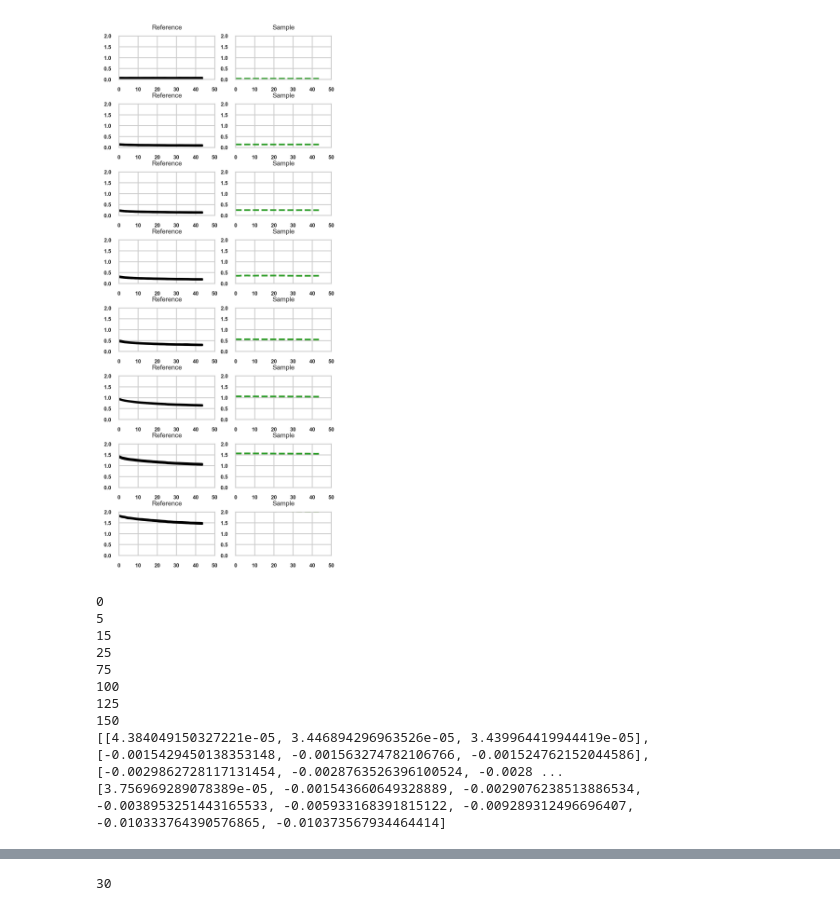
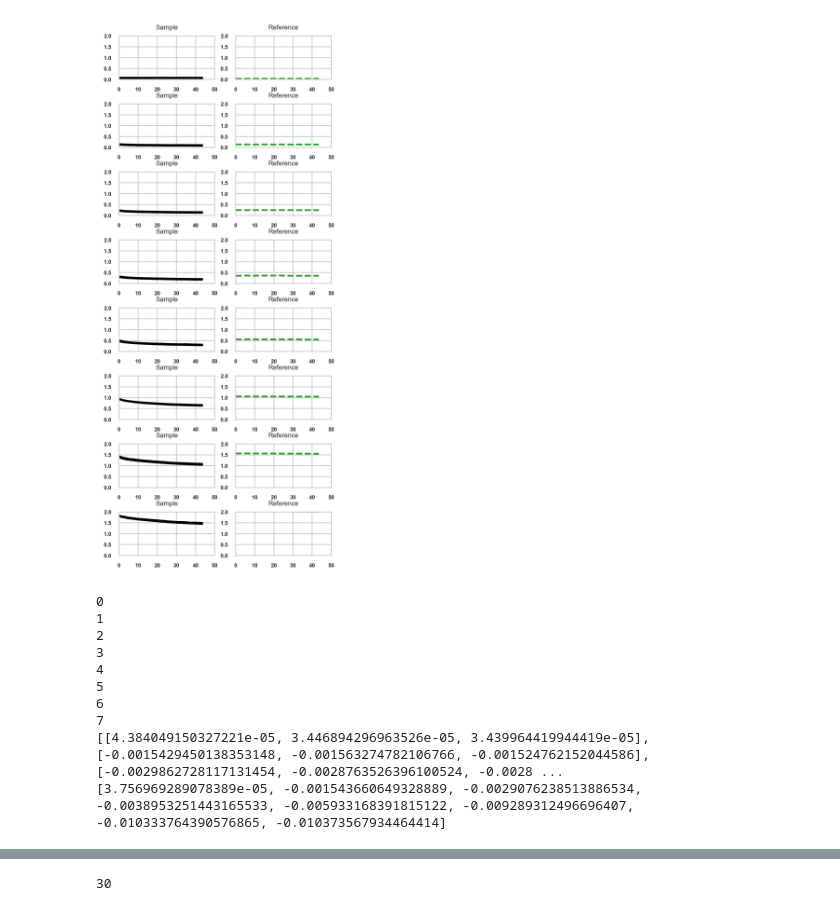
Before and after one commit to BioCatHub/bch_scenario_Alaric, a Jupyter notebook: Kinetics.ipynb, the cells around one changed output, grey strips where cells are left out. Drawn from its saved outputs; the diff is of its cells as text; code cells hidden in the pictures.

```diff
--- a/Kinetics.ipynb
+++ b/Kinetics.ipynb
@@ -76,36 +62,37 @@ font = {'family' : 'normal',
 plt.rc('font', **font)
 
 plt.rcParams['figure.dpi'] =400
 sns.set_style("whitegrid")
 fig, ax = plt.subplots(8, 2, figsize=(3,7))
 for i in concentrations:
 
     #fig,ax=plt.subplots()
 
     conc = locals()["df"+str(concentrations.index(i))]
     index = concentrations.index(i)
     for j in range(3):
         x_values = pd.to_numeric(conc["x_values"])
         y_values = pd.to_numeric(conc["reference_"+str(j)])
         ax[index, 0].plot(x_values, y_values, color="black")
 
 
     for k in range(3):
         x_values = pd.to_numeric(conc["x_values"])
         y_values = pd.to_numeric(conc["sample_"+str(j)])
         ax[index, 1].plot(x_values, y_values, linestyle="--")
 
     ax[index, 0].set_ylim(0,2)
-    ax[index, 0].set_title("Reference")
+    ax[index, 0].set_title("Sample")
     ax[index, 0].set_xlim(0,50)
-    ax[index, 1].set_title("Sample")
+    ax[index, 1].set_title("Reference")
     ax[index, 1].set_ylim([0,2])
     ax[index, 1].set_xlim(0,50)
 
 
 plt.tight_layout(pad=0.4, w_pad=0.5, h_pad=0.1)
+plt.savefig("plot.png", format="png")
 # %% [output]
-[figure, old version]
+[figure, new version]
 # %%
 ## Modelling the data with PySCeS
 
@@ -141,13 +128,13 @@ for i in slopes:
 print(slopes_mean)
 # %% [output]
 0
+1
+2
+3
+4
 5
-15
-25
-75
-100
-125
-150
+6
+7
 [[4.384049150327221e-05, 3.446894296963526e-05, 3.439964419944419e-05], [-0.0015429450138353148, -0.001563274782106766, -0.001524762152044586], [-0.0029862728117131454, -0.0028763526396100524, -0.0028 ...
 [3.756969289078389e-05, -0.001543660649328889, -0.0029076238513886534, -0.0038953251443165533, -0.005933168391815122, -0.009289312496696407, -0.010333764390576865, -0.010373567934464414]
 # %%
```
Also changed, not shown: parts of 3 cells of this notebook, 10 other files.
